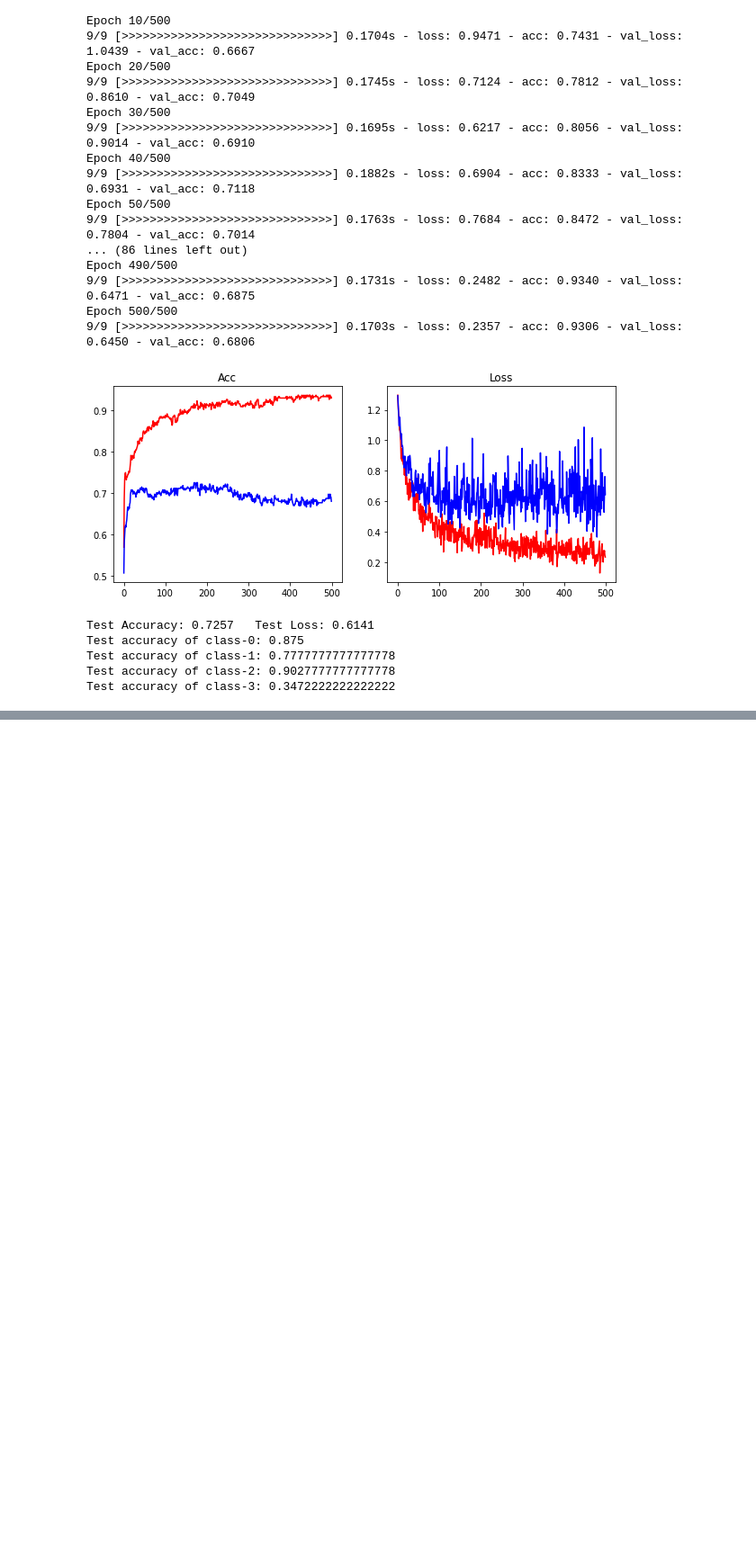
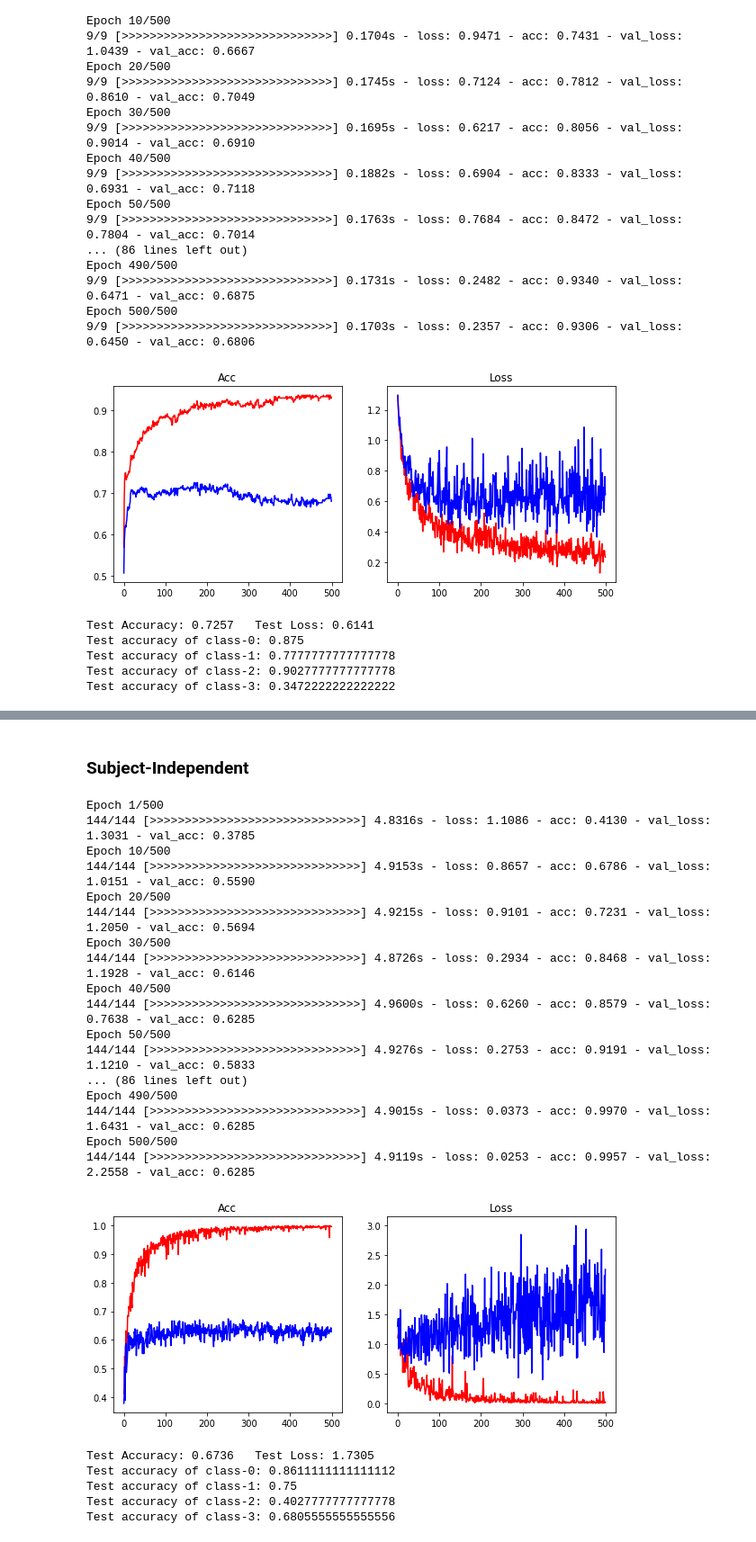
Before and after one commit to cemeteryparty/BCI_5275_Lab4_2, a Jupyter notebook: src/5275_Lab4_2.ipynb, the cells around one changed output, grey strips where cells are left out. Shown at 90% size. Saved outputs shown, nothing was run; the diff lists cells and outputs as text; code cells hidden in the pictures; blank space fills up the shorter version.

```diff
--- a/src/5275_Lab4_2.ipynb
+++ b/src/5275_Lab4_2.ipynb
@@ -1186,0 +1244,55 @@ Test accuracy of class-3: 0.3472222222222222
+# %% [markdown]
+### Subject-Independent
+# %%
+trainloader = DataLoader(dataset=si_trainset, batch_size=32, shuffle=True)
+testloader = DataLoader(dataset=testset, batch_size=32, shuffle=True)
+model = Model(ShallowConvNet().to(device), lr=0.001)
+sha_convnet_si_his = model.fit(trainloader=trainloader, validloader=testloader,
+    epochs=500, monitor=["acc", "val_acc"])
+plt.figure(figsize = (10, 4))
+plt.subplot(1, 2, 1)
+plt.title("Acc")
+plt.plot(sha_convnet_si_his["acc"], color="red")
+plt.plot(sha_convnet_si_his["val_acc"], color="blue")
+plt.subplot(1, 2, 2)
+plt.title("Loss")
+plt.plot(sha_convnet_si_his["loss"], color="red")
+plt.plot(sha_convnet_si_his["val_loss"], color="blue")
+plt.show()
+# %% [output]
+Epoch 1/500
+144/144 [>>>>>>>>>>>>>>>>>>>>>>>>>>>>>>] 4.8316s - loss: 1.1086 - acc: 0.4130 - val_loss: 1.3031 - val_acc: 0.3785
+Epoch 10/500
+144/144 [>>>>>>>>>>>>>>>>>>>>>>>>>>>>>>] 4.9153s - loss: 0.8657 - acc: 0.6786 - val_loss: 1.0151 - val_acc: 0.5590
+Epoch 20/500
+144/144 [>>>>>>>>>>>>>>>>>>>>>>>>>>>>>>] 4.9215s - loss: 0.9101 - acc: 0.7231 - val_loss: 1.2050 - val_acc: 0.5694
+Epoch 30/500
+144/144 [>>>>>>>>>>>>>>>>>>>>>>>>>>>>>>] 4.8726s - loss: 0.2934 - acc: 0.8468 - val_loss: 1.1928 - val_acc: 0.6146
+Epoch 40/500
+144/144 [>>>>>>>>>>>>>>>>>>>>>>>>>>>>>>] 4.9600s - loss: 0.6260 - acc: 0.8579 - val_loss: 0.7638 - val_acc: 0.6285
+Epoch 50/500
+144/144 [>>>>>>>>>>>>>>>>>>>>>>>>>>>>>>] 4.9276s - loss: 0.2753 - acc: 0.9191 - val_loss: 1.1210 - val_acc: 0.5833
+... (86 lines left out)
+Epoch 490/500
+144/144 [>>>>>>>>>>>>>>>>>>>>>>>>>>>>>>] 4.9015s - loss: 0.0373 - acc: 0.9970 - val_loss: 1.6431 - val_acc: 0.6285
+Epoch 500/500
+144/144 [>>>>>>>>>>>>>>>>>>>>>>>>>>>>>>] 4.9119s - loss: 0.0253 - acc: 0.9957 - val_loss: 2.2558 - val_acc: 0.6285
+[figure, added]
+# %%
+si_model = Model.load(sha_convnet_si_his["lastest_model_path"])
+eva_test = si_model.evaluate(dataloader=testloader)
+print(f"Test Accuracy: {eva_test[1]:.4f}\tTest Loss: {eva_test[0]:.4f}")
+rec_test = {"total": [0, 0, 0, 0], "hit": [0, 0, 0, 0]}
+real_test = teY.reshape(teY.size)
+pred_test = si_model.predict(dataset=testset)
+for i in range(288):
+    rec_test["total"][real_test[i]] += 1
+    rec_test["hit"][real_test[i]] += (1 if real_test[i] == pred_test[i] else 0)
+for i in range(4):
+    print("Test accuracy of class-{}: {}".format(i, rec_test["hit"][i] / rec_test["total"][i]))
+# %% [output]
+Test Accuracy: 0.6736   Test Loss: 1.7305
+Test accuracy of class-0: 0.8611111111111112
+Test accuracy of class-1: 0.75
+Test accuracy of class-2: 0.4027777777777778
+Test accuracy of class-3: 0.6805555555555556
```
Also changed, not shown: parts of 12 cells of this notebook, 1 other file.
